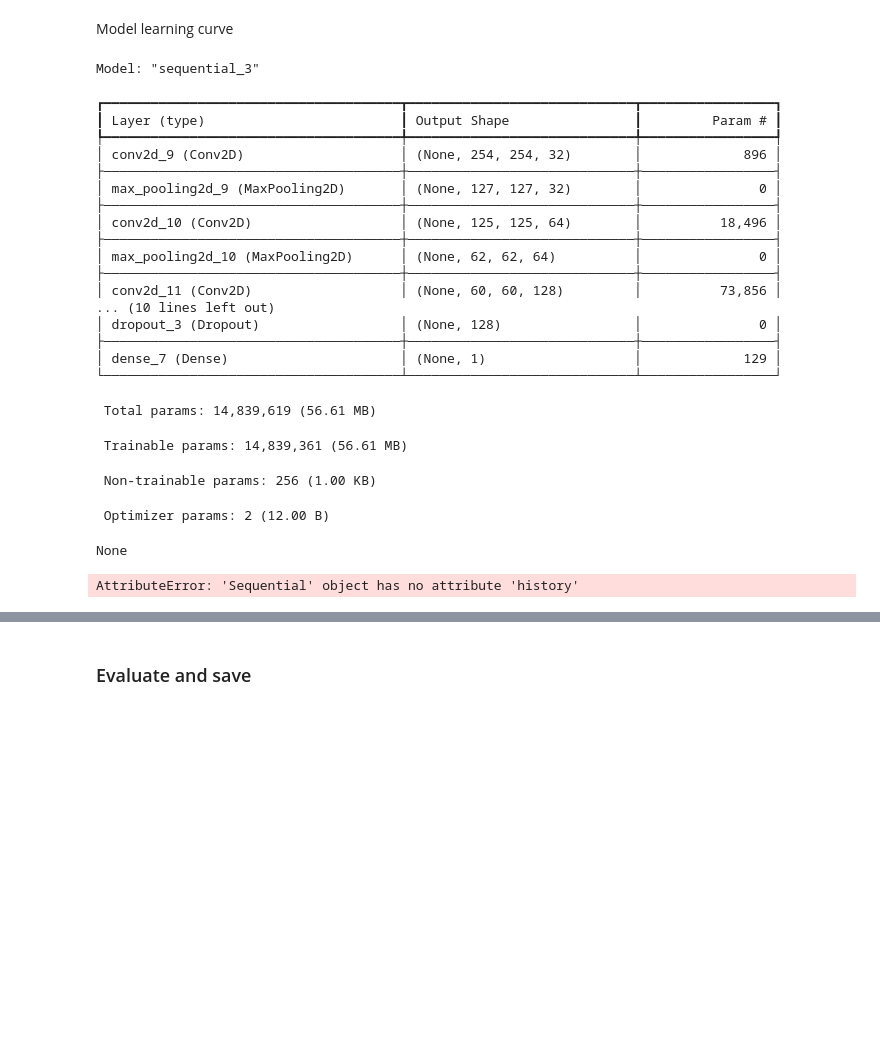
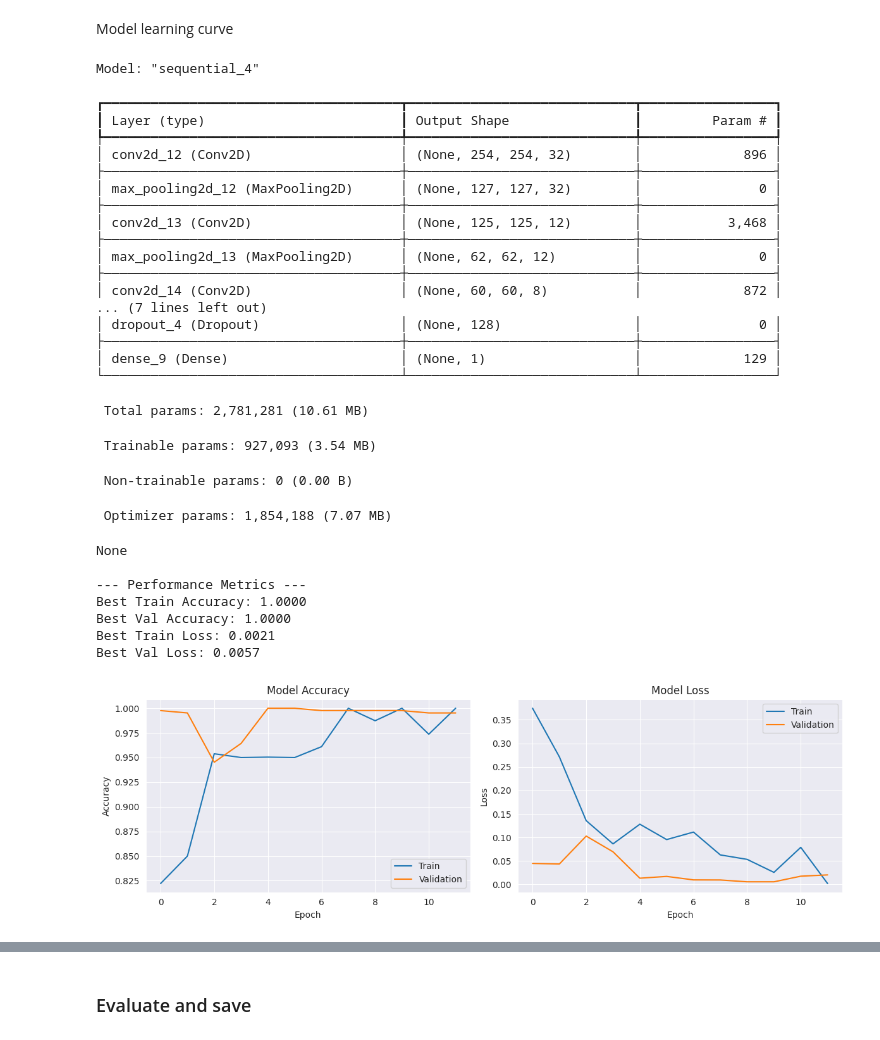
Before and after one commit to RaymondBrien/cherry-ML, a Jupyter notebook: jupyter_notebooks/ColabOnly.ipynb, the cells around one changed output, grey strips where cells are left out. Saved outputs shown, nothing was run; the diff lists cells and outputs as text; code cells hidden in the pictures; blank space fills up the shorter version.

```diff
--- a/jupyter_notebooks/ColabOnly.ipynb
+++ b/jupyter_notebooks/ColabOnly.ipynb
@@ -895,30 +913,36 @@ def comprehensive_model_analysis(model, train_set, validation_set, test_set, lab
 # %%
-comprehensive_model_analysis(model, train_set, validation_set, test_set, labels)
+# comprehensive_model_analysis(model, train_set, validation_set, test_set, labels)
 # %% [output]
-Model: "sequential_3"
+Model: "sequential_4"
 ┏━━━━━━━━━━━━━━━━━━━━━━━━━━━━━━━━━━━━━━┳━━━━━━━━━━━━━━━━━━━━━━━━━━━━━┳━━━━━━━━━━━━━━━━━┓
 ┃ Layer (type)                         ┃ Output Shape                ┃         Param # ┃
 ┡━━━━━━━━━━━━━━━━━━━━━━━━━━━━━━━━━━━━━━╇━━━━━━━━━━━━━━━━━━━━━━━━━━━━━╇━━━━━━━━━━━━━━━━━┩
-│ conv2d_9 (Conv2D)                    │ (None, 254, 254, 32)        │             896 │
+│ conv2d_12 (Conv2D)                   │ (None, 254, 254, 32)        │             896 │
 ├──────────────────────────────────────┼─────────────────────────────┼─────────────────┤
-│ max_pooling2d_9 (MaxPooling2D)       │ (None, 127, 127, 32)        │               0 │
+│ max_pooling2d_12 (MaxPooling2D)      │ (None, 127, 127, 32)        │               0 │
 ├──────────────────────────────────────┼─────────────────────────────┼─────────────────┤
-│ conv2d_10 (Conv2D)                   │ (None, 125, 125, 64)        │          18,496 │
+│ conv2d_13 (Conv2D)                   │ (None, 125, 125, 12)        │           3,468 │
 ├──────────────────────────────────────┼─────────────────────────────┼─────────────────┤
-│ max_pooling2d_10 (MaxPooling2D)      │ (None, 62, 62, 64)          │               0 │
+│ max_pooling2d_13 (MaxPooling2D)      │ (None, 62, 62, 12)          │               0 │
 ├──────────────────────────────────────┼─────────────────────────────┼─────────────────┤
-│ conv2d_11 (Conv2D)                   │ (None, 60, 60, 128)         │          73,856 │
-... (10 lines left out)
-│ dropout_3 (Dropout)                  │ (None, 128)                 │               0 │
+│ conv2d_14 (Conv2D)                   │ (None, 60, 60, 8)           │             872 │
+... (7 lines left out)
+│ dropout_4 (Dropout)                  │ (None, 128)                 │               0 │
 ├──────────────────────────────────────┼─────────────────────────────┼─────────────────┤
-│ dense_7 (Dense)                      │ (None, 1)                   │             129 │
+│ dense_9 (Dense)                      │ (None, 1)                   │             129 │
 └──────────────────────────────────────┴─────────────────────────────┴─────────────────┘
- Total params: 14,839,619 (56.61 MB)
+ Total params: 2,781,281 (10.61 MB)
- Trainable params: 14,839,361 (56.61 MB)
+ Trainable params: 927,093 (3.54 MB)
- Non-trainable params: 256 (1.00 KB)
+ Non-trainable params: 0 (0.00 B)
- Optimizer params: 2 (12.00 B)
+ Optimizer params: 1,854,188 (7.07 MB)
 None
+
+--- Performance Metrics ---
+Best Train Accuracy: 1.0000
+Best Val Accuracy: 1.0000
+Best Train Loss: 0.0021
+Best Val Loss: 0.0057
-AttributeError: 'Sequential' object has no attribute 'history'
+[figure, added]
 # %%
 # TODO evaluate if this or above is better
 losses = pd.DataFrame(model.history.history)
```
Also changed, not shown: parts of 24 cells of this notebook.
